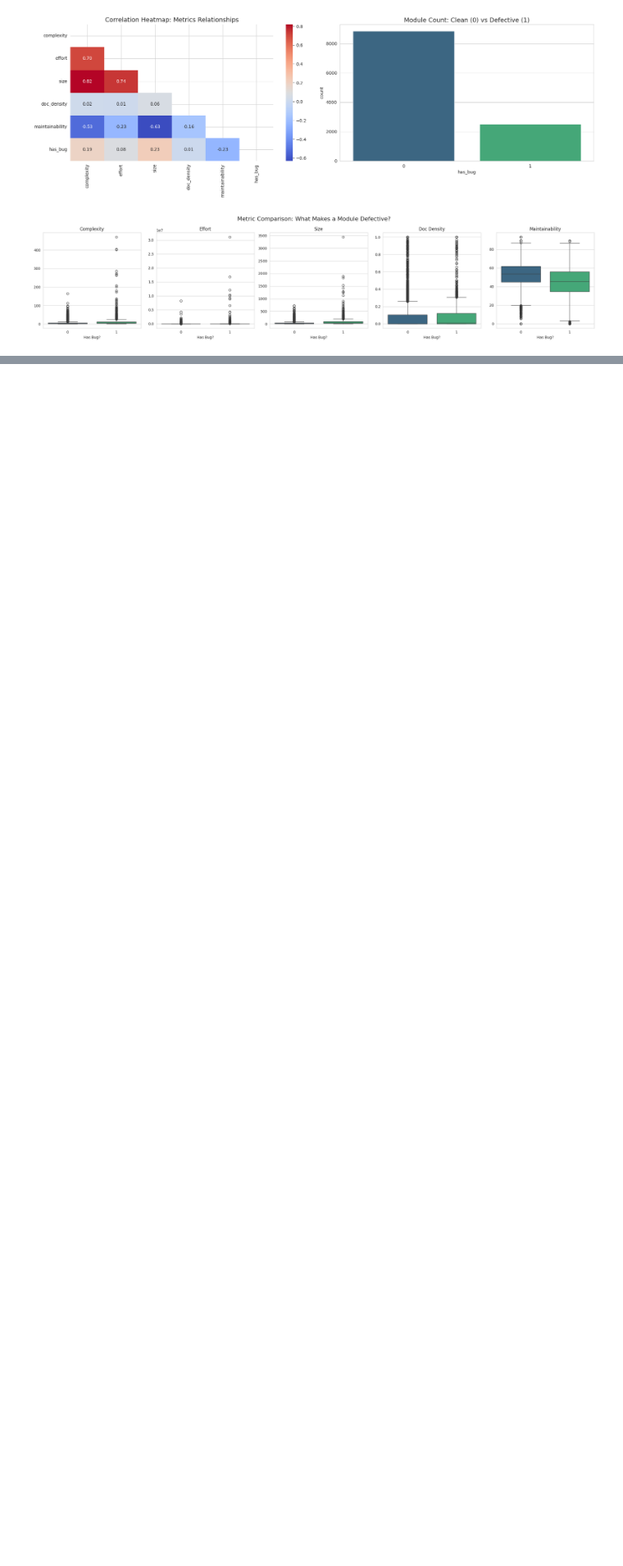
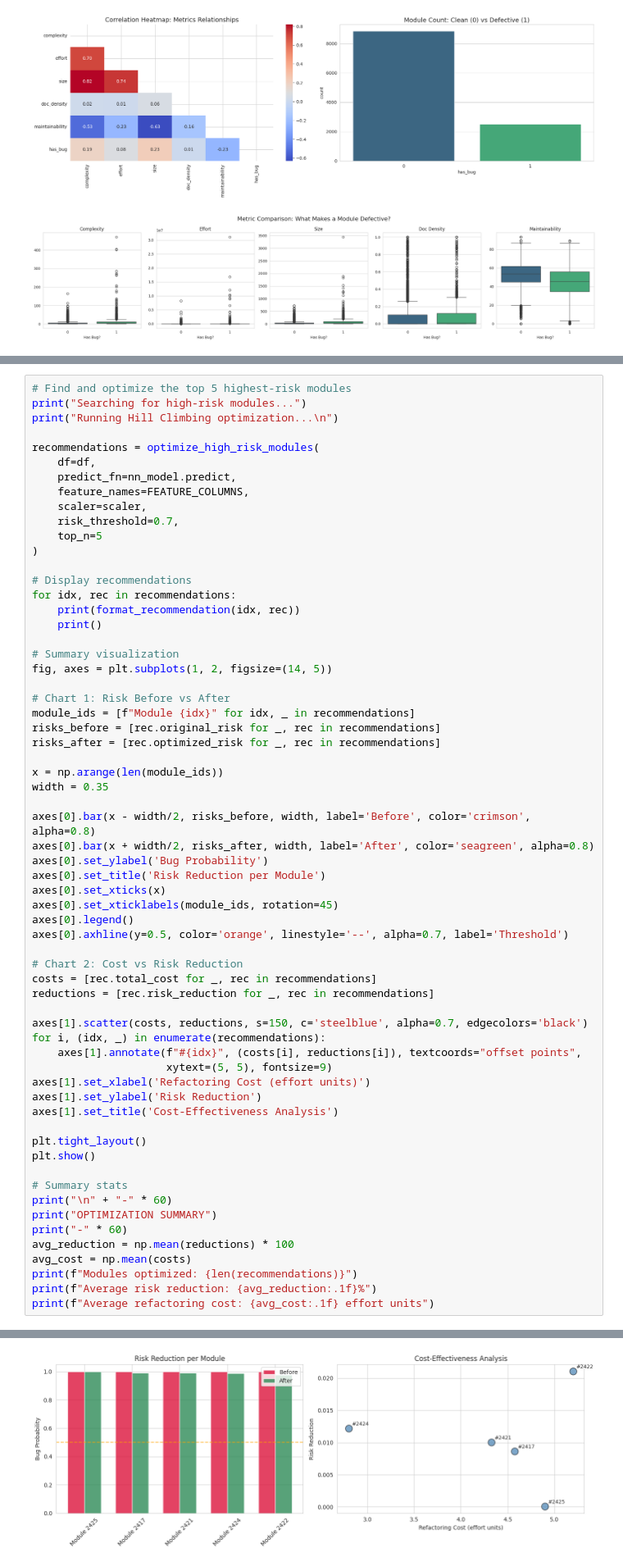
Before and after one commit to Andr3xDev/PTIA, a Jupyter notebook: project/implementation/notebooks/proyecto_final.ipynb, the cells around one changed output, grey strips where cells are left out. Shown: that part at 82% size. Cells and saved outputs as stored; diff of their text form; blank space fills up the shorter version.

```diff
--- a/project/implementation/notebooks/proyecto_final.ipynb
+++ b/project/implementation/notebooks/proyecto_final.ipynb
@@ -477,0 +917,64 @@ The Quality Gate successfully stratifies modules by risk level:
+# %%
+# Find and optimize the top 5 highest-risk modules
+print("Searching for high-risk modules...")
+print("Running Hill Climbing optimization...\n")
+
+recommendations = optimize_high_risk_modules(
+    df=df,
+    predict_fn=nn_model.predict,
+    feature_names=FEATURE_COLUMNS,
+    scaler=scaler,
+    risk_threshold=0.7,
+    top_n=5
+)
+
+# Display recommendations
+for idx, rec in recommendations:
+    print(format_recommendation(idx, rec))
+    print()
+
+# Summary visualization
+fig, axes = plt.subplots(1, 2, figsize=(14, 5))
+
+# Chart 1: Risk Before vs After
+module_ids = [f"Module {idx}" for idx, _ in recommendations]
+risks_before = [rec.original_risk for _, rec in recommendations]
+risks_after = [rec.optimized_risk for _, rec in recommendations]
+
+x = np.arange(len(module_ids))
+width = 0.35
+
+axes[0].bar(x - width/2, risks_before, width, label='Before', color='crimson', alpha=0.8)
+axes[0].bar(x + width/2, risks_after, width, label='After', color='seagreen', alpha=0.8)
+axes[0].set_ylabel('Bug Probability')
+axes[0].set_title('Risk Reduction per Module')
+axes[0].set_xticks(x)
+axes[0].set_xticklabels(module_ids, rotation=45)
+axes[0].legend()
+axes[0].axhline(y=0.5, color='orange', linestyle='--', alpha=0.7, label='Threshold')
+
+# Chart 2: Cost vs Risk Reduction
+costs = [rec.total_cost for _, rec in recommendations]
+reductions = [rec.risk_reduction for _, rec in recommendations]
+
+axes[1].scatter(costs, reductions, s=150, c='steelblue', alpha=0.7, edgecolors='black')
+for i, (idx, _) in enumerate(recommendations):
+    axes[1].annotate(f"#{idx}", (costs[i], reductions[i]), textcoords="offset points",
+                     xytext=(5, 5), fontsize=9)
+axes[1].set_xlabel('Refactoring Cost (effort units)')
+axes[1].set_ylabel('Risk Reduction')
+axes[1].set_title('Cost-Effectiveness Analysis')
+
+plt.tight_layout()
+plt.show()
+
+# Summary stats
+print("\n" + "-" * 60)
+print("OPTIMIZATION SUMMARY")
+print("-" * 60)
+avg_reduction = np.mean(reductions) * 100
+avg_cost = np.mean(costs)
+print(f"Modules optimized: {len(recommendations)}")
+print(f"Average risk reduction: {avg_reduction:.1f}%")
+print(f"Average refactoring cost: {avg_cost:.1f} effort units")
+# %% [output]
@@ -477,0 +998 @@ The Quality Gate successfully stratifies modules by risk level:
+[figure, added]
```
Also changed, not shown: parts of 42 cells of this notebook, 5 other files.
